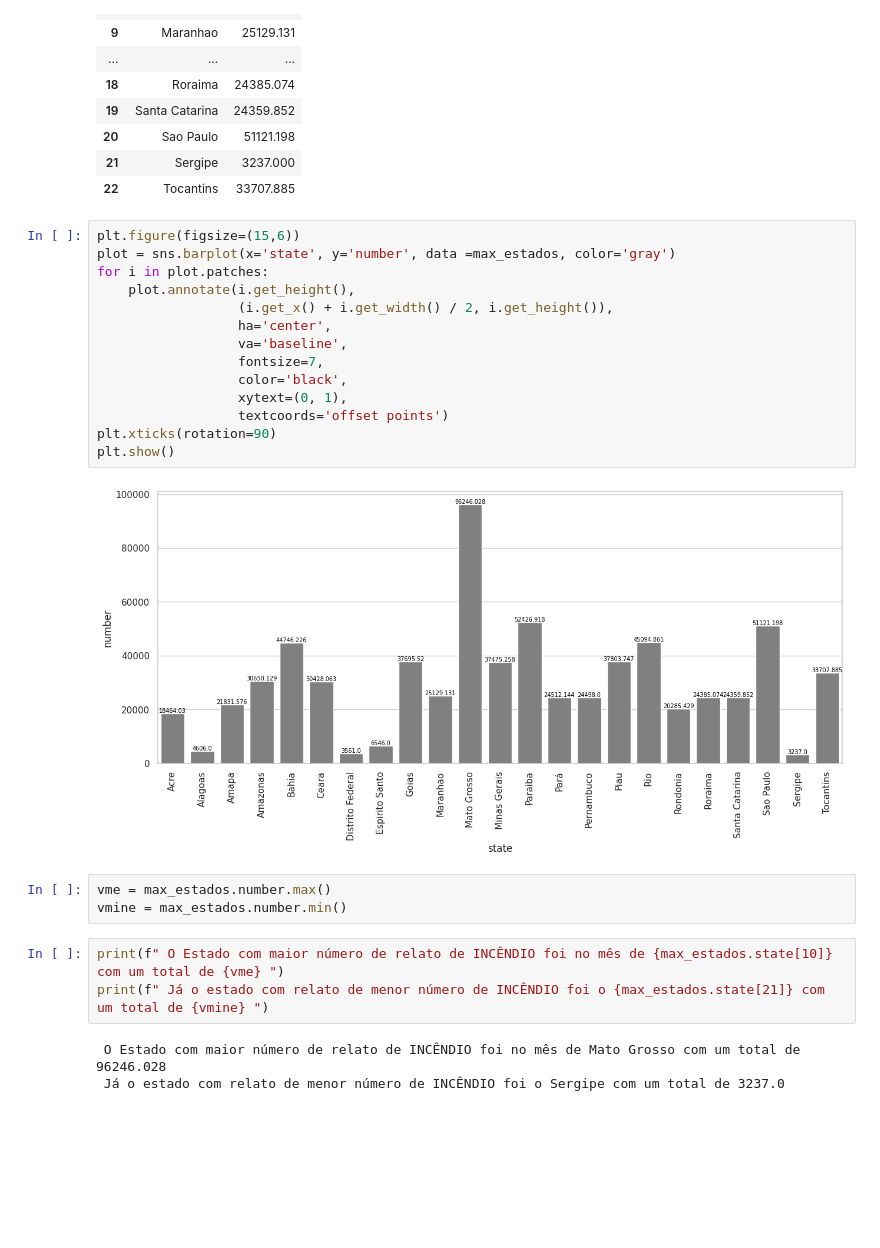
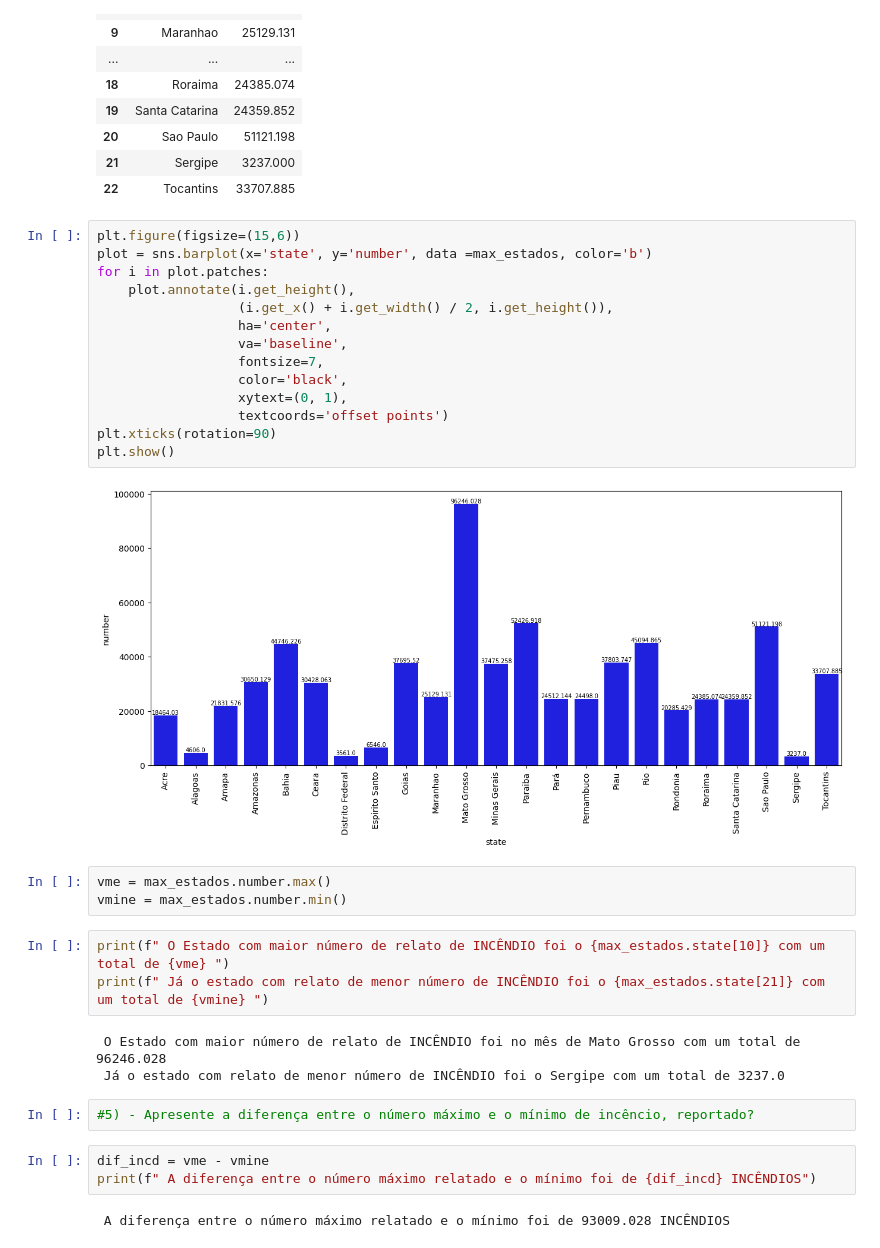
Before and after one commit to Gcango/Analise-dos-Incendios-Florestais-no-Brasil, a Jupyter notebook: Analise_dos_Inc_Florestais.ipynb, the cells around one changed output. Drawn from its saved outputs; the diff is of its cells as text; blank space fills up the shorter version.

```diff
--- a/Analise_dos_Inc_Florestais.ipynb
+++ b/Analise_dos_Inc_Florestais.ipynb
@@ -226,26 +229,33 @@ max_estados
 | 22 | Tocantins | 33707.885 |
 # %%
 plt.figure(figsize=(15,6))
-plot = sns.barplot(x='state', y='number', data =max_estados, color='gray')
+plot = sns.barplot(x='state', y='number', data =max_estados, color='b')
 for i in plot.patches:
     plot.annotate(i.get_height(),
                   (i.get_x() + i.get_width() / 2, i.get_height()),
                   ha='center',
                   va='baseline',
                   fontsize=7,
                   color='black',
                   xytext=(0, 1),
                   textcoords='offset points')
 plt.xticks(rotation=90)
 plt.show()
 # %% [output]
-[figure, old version]
+[figure, new version]
 # %%
 vme = max_estados.number.max()
 vmine = max_estados.number.min()
 # %%
-print(f" O Estado com maior número de relato de INCÊNDIO foi no mês de {max_estados.state[10]} com um total de {vme} ")
+print(f" O Estado com maior número de relato de INCÊNDIO foi o {max_estados.state[10]} com um total de {vme} ")
 print(f" Já o estado com relato de menor número de INCÊNDIO foi o {max_estados.state[21]} com um total de {vmine} ")
 # %% [output]
  O Estado com maior número de relato de INCÊNDIO foi no mês de Mato Grosso com um total de 96246.028
  Já o estado com relato de menor número de INCÊNDIO foi o Sergipe com um total de 3237.0
+# %%
+#5) - Apresente a diferença entre o número máximo e o mínimo de incêncio, reportado?
+# %%
+dif_incd = vme - vmine
+print(f" A diferença entre o número máximo relatado e o mínimo foi de {dif_incd} INCÊNDIOS")
+# %% [output]
+ A diferença entre o número máximo relatado e o mínimo foi de 93009.028 INCÊNDIOS
```
Also changed, not shown: parts of 17 cells of this notebook.
